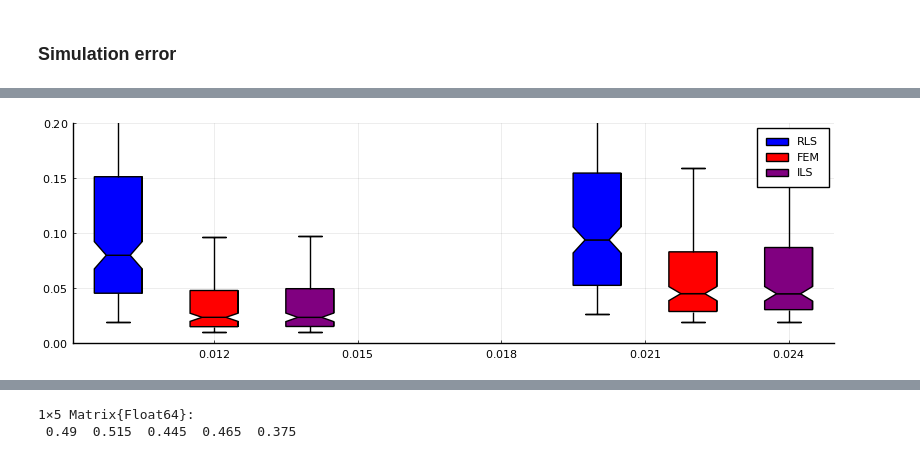
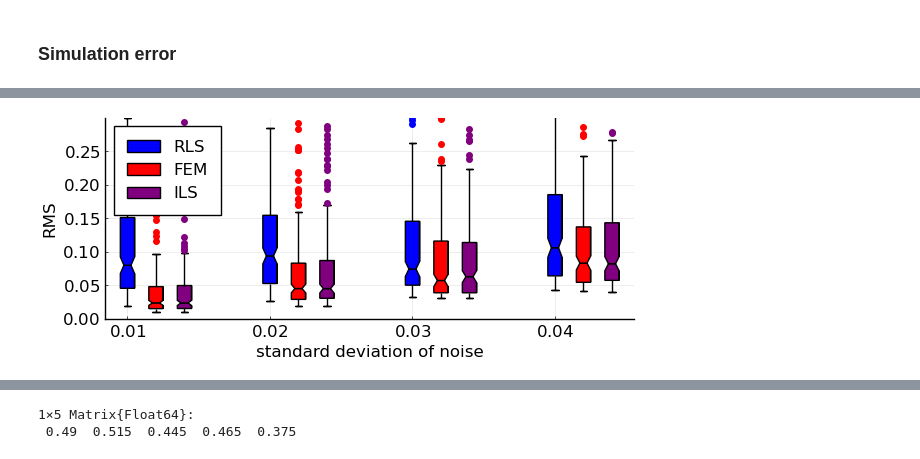
Before and after one commit to biaslab/ACC2022-vmpNARMAX, a Jupyter notebook: experiments/visualize-sweep-noise.ipynb, the cells around one changed output, grey strips where cells are left out. Drawn from its saved outputs; the diff is of its cells as text; code cells hidden in the pictures.

```diff
--- a/experiments/visualize-sweep-noise.ipynb
+++ b/experiments/visualize-sweep-noise.ipynb
@@ -29,7 +27,7 @@ sample_sizes[which_sizes]'
 1×5 adjoint(::Vector{Int64}) with eltype Int64:
  128  256  512  1024  2048
 # %%
-stde = [0.01, 0.02, 0.03, 0.04, 0.05, 0.6]
+stde = [0.01, 0.02, 0.03, 0.04, 0.05]
 which_noises = 1:5
 num_noises = length(which_noises)
 stde[which_noises]'
@@ -38,9 +36,9 @@ stde[which_noises]'
  0.01  0.02  0.03  0.04  0.05
 # %%
 # Number of repetitions
-num_repeats = 100
+num_repeats = 200
 
-mτ_0 = 2000.0
+mτ_0 = 100.0
 deg = 3
 pol = 3
 order = 4
@@ -96,7 +94,7 @@ instab_sim_ILS = mean(isnan.(RMS_sim_ILS),dims=1)
 instab_prd_ILS = mean(isnan.(RMS_prd_ILS),dims=1)
 
 # Populate RMS array
-trim_prctile = 0.0
+trim_prctile = 0.2
 for s = 1:num_noises
     for n = 1:num_sizes
 
@@ -161,25 +159,27 @@ fRMS_stde1_sim_ILS = filter(!isnan, RMS_sim_ILS[:,1,1])
 fRMS_stde2_sim_FEM = filter(!isnan, RMS_sim_FEM[:,2,1])
 fRMS_stde2_sim_RLS = filter(!isnan, RMS_sim_RLS[:,2,1])
 fRMS_stde2_sim_ILS = filter(!isnan, RMS_sim_ILS[:,2,1])
-# fRMS_stde3_sim_FEM = filter(!isnan, RMS_sim_FEM[:,3,1])
-# fRMS_stde3_sim_RLS = filter(!isnan, RMS_sim_RLS[:,3,1])
-# fRMS_stde3_sim_ILS = filter(!isnan, RMS_sim_ILS[:,3,1])
-# fRMS_stde4_sim_FEM = filter(!isnan, RMS_sim_FEM[:,4,1])
-# fRMS_stde4_sim_RLS = filter(!isnan, RMS_sim_RLS[:,4,1])
-# fRMS_stde4_sim_ILS = filter(!isnan, RMS_sim_ILS[:,4,1]);
+fRMS_stde3_sim_FEM = filter(!isnan, RMS_sim_FEM[:,3,1])
+fRMS_stde3_sim_RLS = filter(!isnan, RMS_sim_RLS[:,3,1])
+fRMS_stde3_sim_ILS = filter(!isnan, RMS_sim_ILS[:,3,1])
+fRMS_stde4_sim_FEM = filter(!isnan, RMS_sim_FEM[:,4,1])
+fRMS_stde4_sim_RLS = filter(!isnan, RMS_sim_RLS[:,4,1])
+fRMS_stde4_sim_ILS = filter(!isnan, RMS_sim_ILS[:,4,1]);
 # %%
-p400 = boxplot([stde[1]], fRMS_stde1_sim_RLS, bar_width=0.001, label="RLS", color="blue", markerstrokecolor="blue", notch=true, outliers=false, size=(800,250))
-boxplot!([stde[1]+0.002], fRMS_stde1_sim_FEM, bar_width=0.001, label="FEM", color="red", markerstrokecolor="red", notch=true, outliers=false)
-boxplot!([stde[1]+0.004], fRMS_stde1_sim_ILS, bar_width=0.001, label="ILS", color="purple", markerstrokecolor="purple", notch=true, outliers=false)
-boxplot!([stde[2]],       fRMS_stde2_sim_RLS, bar_width=0.001, label="", color="blue", markerstrokecolor="blue", notch=true, outliers=false)
-boxplot!([stde[2]+0.002], fRMS_stde2_sim_FEM, bar_width=0.001, label="", color="red", markerstrokecolor="red", notch=true, outliers=false)
-boxplot!([stde[2]+0.004], fRMS_stde2_sim_ILS, bar_width=0.001, label="", color="purple", markerstrokecolor="purple", notch=true, outliers=false)
-# boxplot!([stde[3]],       fRMS_stde3_sim_RLS, bar_width=0.001, label="", color="blue", markerstrokecolor="blue", notch=true, outliers=false)
-# boxplot!([stde[3]+0.002], fRMS_stde3_sim_FEM, bar_width=0.001, label="", color="red", markerstrokecolor="red", notch=true, outliers=false)
-# boxplot!([stde[3]+0.004], fRMS_stde3_sim_ILS, bar_width=0.001, label="", color="purple", markerstrokecolor="purple", notch=true, outliers=false)
-# boxplot!([stde[4]],       fRMS_stde4_sim_RLS, bar_width=0.001, label="", color="blue", markerstrokecolor="blue", notch=true, outliers=false)
-# boxplot!([stde[4]+0.002], fRMS_stde4_sim_FEM, bar_width=0.001, label="", color="red", markerstrokecolor="red", notch=true, outliers=false)
-# boxplot!([stde[4]+0.004], fRMS_stde4_sim_ILS, bar_width=0.001, label="", color="purple", markerstrokecolor="purple", notch=true, outliers=false)
-ylims!(0., 0.2)
+p400 = boxplot([stde[1]], fRMS_stde1_sim_RLS, bar_width=0.001, label="RLS", color="blue", markerstrokecolor="blue", notch=true, size=(600,250), legend=:topleft)#, yscale=:log10)
+boxplot!([stde[1]+0.002], fRMS_stde1_sim_FEM, bar_width=0.001, label="FEM", color="red", markerstrokecolor="red", notch=true)
+boxplot!([stde[1]+0.004], fRMS_stde1_sim_ILS, bar_width=0.001, label="ILS", color="purple", markerstrokecolor="purple", notch=true)
+boxplot!([stde[2]],       fRMS_stde2_sim_RLS, bar_width=0.001, label="", color="blue", markerstrokecolor="blue", notch=true)
+boxplot!([stde[2]+0.002], fRMS_stde2_sim_FEM, bar_width=0.001, label="", color="red", markerstrokecolor="red", notch=true)
+boxplot!([stde[2]+0.004], fRMS_stde2_sim_ILS, bar_width=0.001, label="", color="purple", markerstrokecolor="purple", notch=true)
+boxplot!([stde[3]],       fRMS_stde3_sim_RLS, bar_width=0.001, label="", color="blue", markerstrokecolor="blue", notch=true)
+boxplot!([stde[3]+0.002], fRMS_stde3_sim_FEM, bar_width=0.001, label="", color="red", markerstrokecolor="red", notch=true)
+boxplot!([stde[3]+0.004], fRMS_stde3_sim_ILS, bar_width=0.001, label="", color="purple", markerstrokecolor="purple", notch=true)
+boxplot!([stde[4]],       fRMS_stde4_sim_RLS, bar_width=0.001, label="", color="blue", markerstrokecolor="blue", notch=true)
+boxplot!([stde[4]+0.002], fRMS_stde4_sim_FEM, bar_width=0.001, label="", color="red", markerstrokecolor="red", notch=true)
+boxplot!([stde[4]+0.004], fRMS_stde4_sim_ILS, bar_width=0.001, label="", color="purple", markerstrokecolor="purple", notch=true)
+ylims!(0., 0.3)
+ylabel!("RMS")
+xlabel!("standard deviation of noise")
 # %% [output]
-[figure, old version]
+[figure, new version]
```
Also changed, not shown: parts of 11 cells of this notebook, 6 other files.
